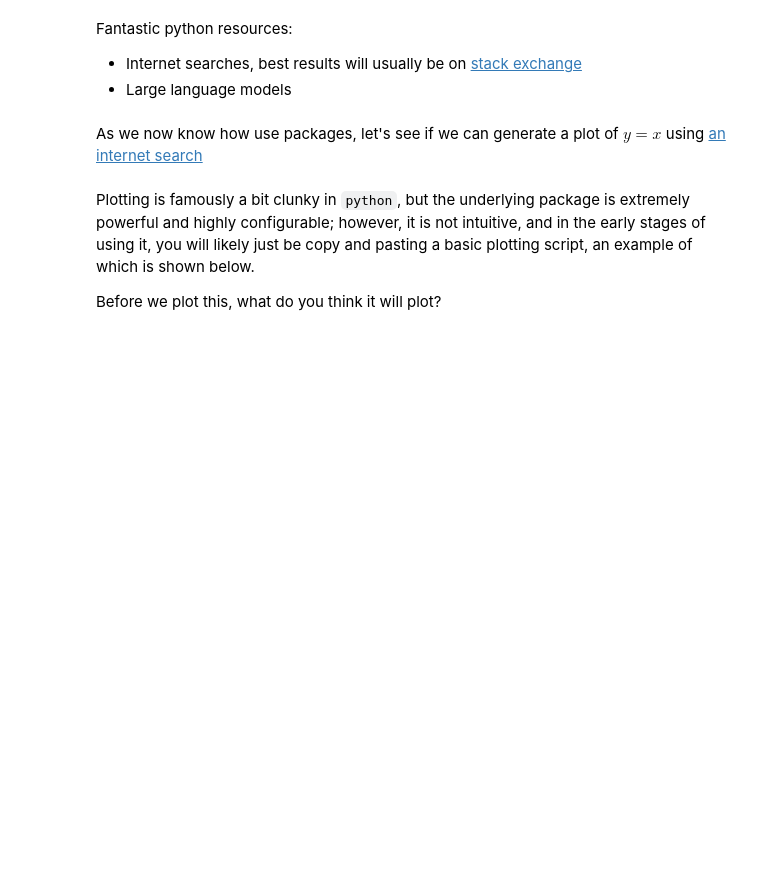
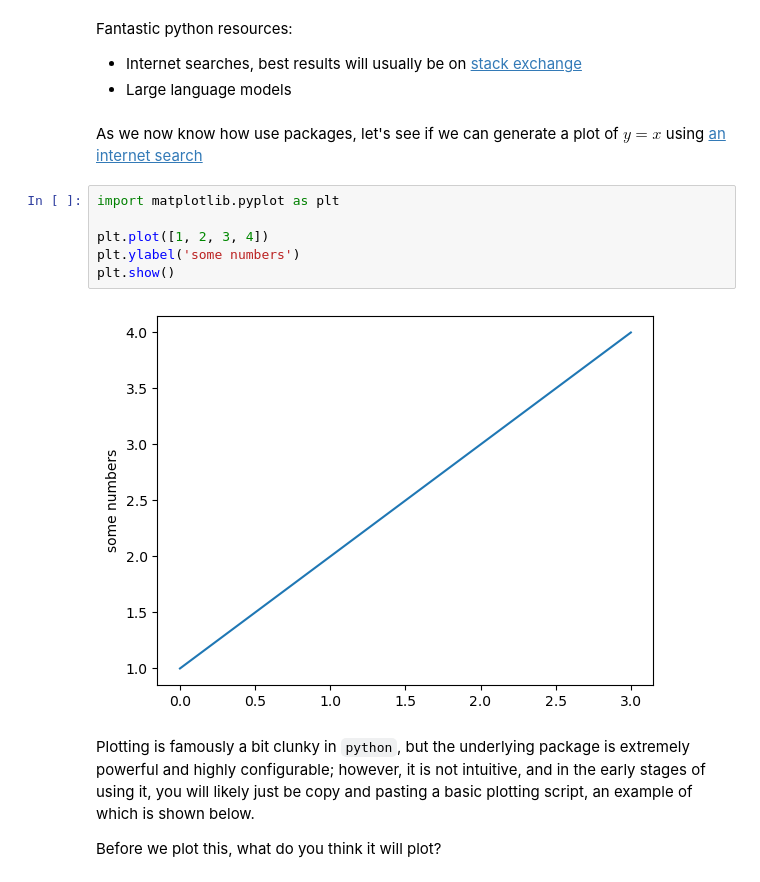
Before and after one commit to UTAS-physics/KYA211, a Jupyter notebook: Content/01 - Python 101.ipynb, the cells around one changed output. Cells and saved outputs as stored; diff of their text form; blank space fills up the shorter version.

```diff
--- a/Content/01 - Python 101.ipynb
+++ b/Content/01 - Python 101.ipynb
@@ -388,6 +475,14 @@ Fantastic python resources:
 - Large language models
 # %% [markdown]
 As we now know how use packages, let's see if we can generate a plot of $y = x$ using [an internet search](https://kagi.com/search?q=plot%20y%3Dx%20in%20python)
+# %%
+import matplotlib.pyplot as plt
+
+plt.plot([1, 2, 3, 4])
+plt.ylabel('some numbers')
+plt.show()
+# %% [output]
+[figure, added]
 # %% [markdown]
 Plotting is famously a bit clunky in `python`, but the underlying package is extremely powerful and highly configurable; however, it is not intuitive, and in the early stages of using it, you will likely just be copy and pasting a basic plotting script, an example of which is shown below.
 
```
Also changed, not shown: parts of 29 cells of this notebook, 24 other files.
